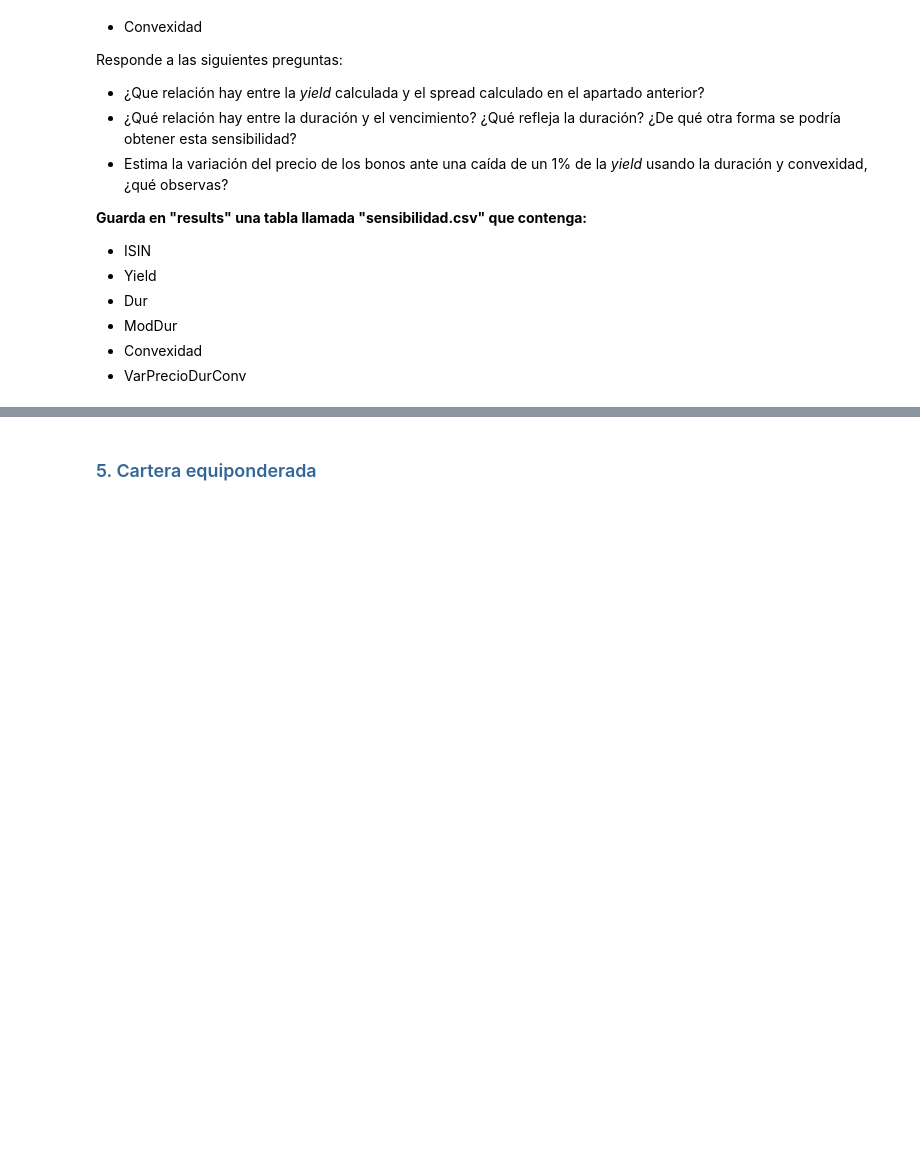
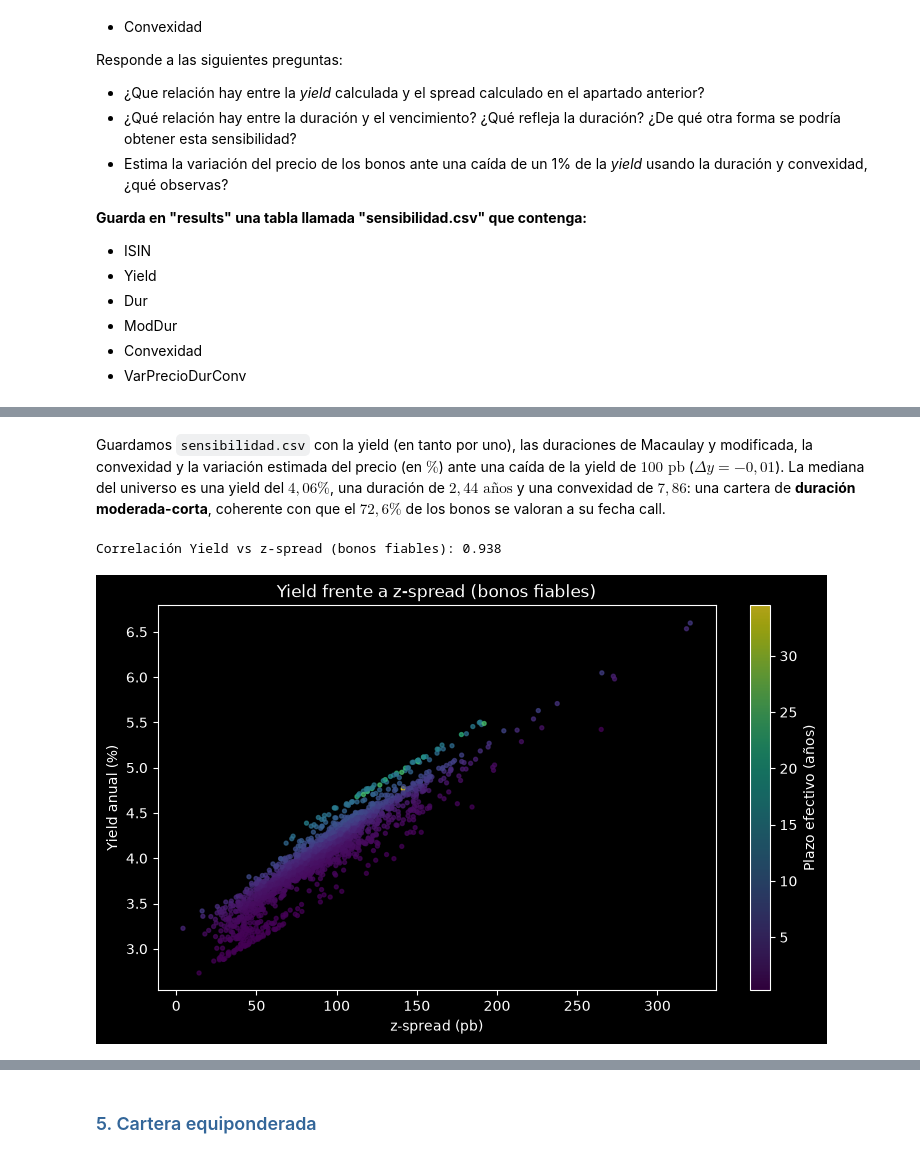
Before and after one commit to modetpablo-dot/Taller_renta_fija_Pablo_Modet, a Jupyter notebook: src/analisis_cartera.ipynb, the cells around one changed output, grey strips where cells are left out. Drawn from its saved outputs; the diff is of its cells as text; code cells hidden in the pictures; blank space fills up the shorter version.

```diff
--- a/src/analisis_cartera.ipynb
+++ b/src/analisis_cartera.ipynb
@@ -1617,0 +1298,9 @@ $$\left(\frac{\Delta P}{P}\right)_{\text{exacto}} = \frac{\sum_{i=1}^n CF_i \cdo
+# %%
+# Prueba de duración y convexidad con dos bonos de plazos muy distintos
+for isin in ['XS0161488498', 'XS2386220698']:
+    bono = universo.loc[isin]
+    y = fa.ytm(bono, fecha_valor, bono['Price'])
+    medidas = fa.risk_measures(bono, fecha_valor, y)
+    print(f"{bono['Description']:20} | plazo efectivo {bono['Plazo_efectivo']:6.2f} | "
+          f"yield {y * 100:5.2f}% | Dur {medidas['Dur']:6.3f} | "
+          f"ModDur {medidas['ModDur']:6.3f} | Convexidad {medidas['Convexidad']:8.2f}")
@@ -1617,0 +1380,35 @@ $$\left(\frac{\Delta P}{P}\right)_{\text{exacto}} = \frac{\sum_{i=1}^n CF_i \cdo
+# %% [markdown]
+Guardamos `sensibilidad.csv` con la yield (en tanto por uno), las duraciones de Macaulay y modificada, la convexidad y la variación estimada del precio (en $\%$) ante una caída de la yield de $100\text{ pb}$ ($\Delta y = -0{,}01$). La mediana del universo es una yield del **$4{,}06\%$**, una duración de **$2{,}44\text{ años}$** y una convexidad de **$7{,}86$**: una cartera de **duración moderada-corta**, coherente con que el $72{,}6\%$ de los bonos se valoran a su fecha call.
+# %%
+# 1) Relación entre la yield y el z-spread (calculado en la sección 3)
+# Para cada bono, el tipo continuo de la curva al plazo de su duración:
+tipo_curva_dur = -np.log(fa.factor_descuento(sensibilidad['Dur'], curva)) / sensibilidad['Dur']
+
+# Comparamos la yield con el tipo de la curva en la duración + z-spread
+comparacion_spread = pd.DataFrame({
+    'Yield': sensibilidad['Yield'],
+    'z_spread': spread['Spread'],
+    'TipoCurva_Dur': tipo_curva_dur,
+    'Curva_mas_Spread': tipo_curva_dur + spread['Spread'],
+    'Plazo_efectivo': universo['Plazo_efectivo'],
+    'PocoFiable': universo['ZSpread_PocoFiable'],
+})
+# En los bonos fiables, la correlación entre yield y z-spread:
+fiables = ~comparacion_spread['PocoFiable']
+print('Correlación Yield vs z-spread (bonos fiables):',
+      comparacion_spread.loc[fiables, 'Yield'].corr(comparacion_spread.loc[fiables, 'z_spread']).round(3))
+
+# Gráfico: yield frente a z-spread (solo bonos fiables), coloreado por plazo
+fig, ax = plt.subplots(figsize=(9, 5))
+puntos = ax.scatter(comparacion_spread.loc[fiables, 'z_spread'] * 1e4,
+                    comparacion_spread.loc[fiables, 'Yield'] * 100,
+                    c=comparacion_spread.loc[fiables, 'Plazo_efectivo'],
+                    cmap='viridis', s=8, alpha=0.7)
+ax.set_xlabel('z-spread (pb)')
+ax.set_ylabel('Yield anual (%)')
+ax.set_title('Yield frente a z-spread (bonos fiables)')
+plt.colorbar(puntos, label='Plazo efectivo (años)')
+plt.show()
+# %% [output]
+Correlación Yield vs z-spread (bonos fiables): 0.938
+[figure, added]
```
Also changed, not shown: parts of 18 cells of this notebook, 2 other files.
